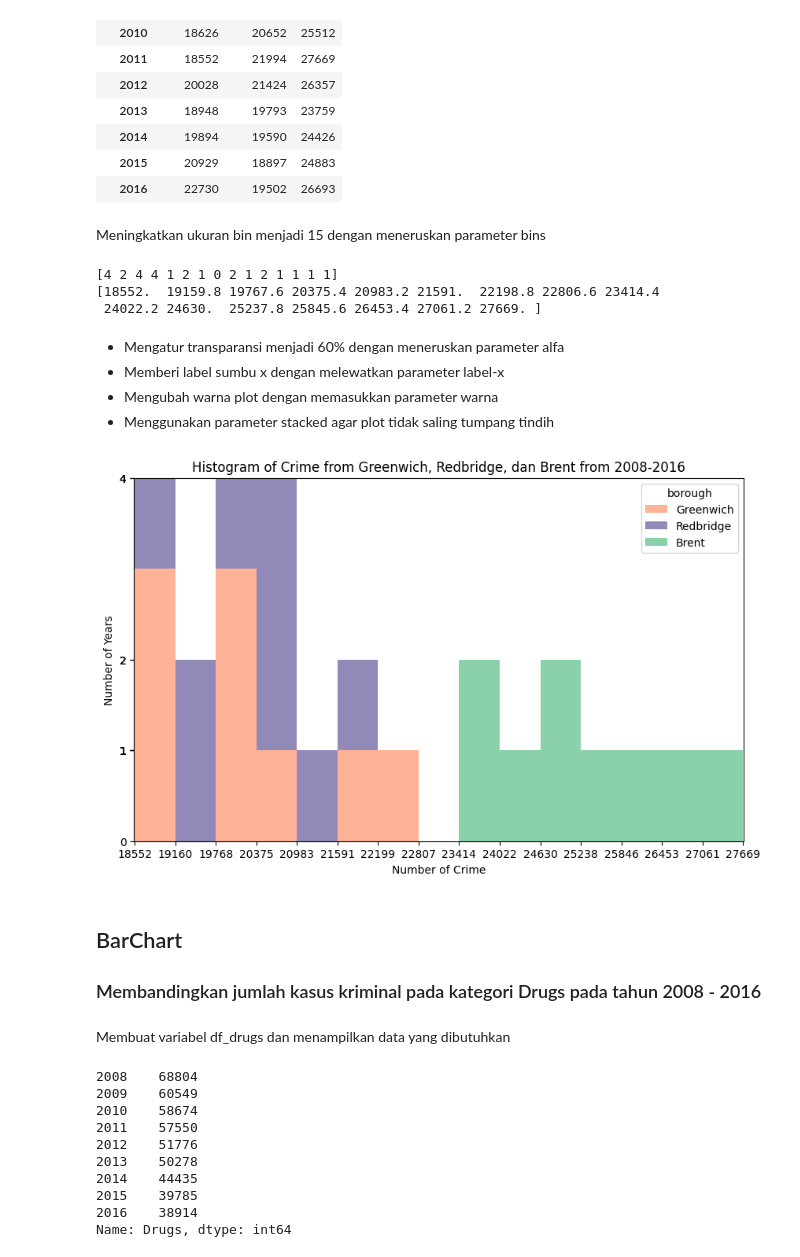
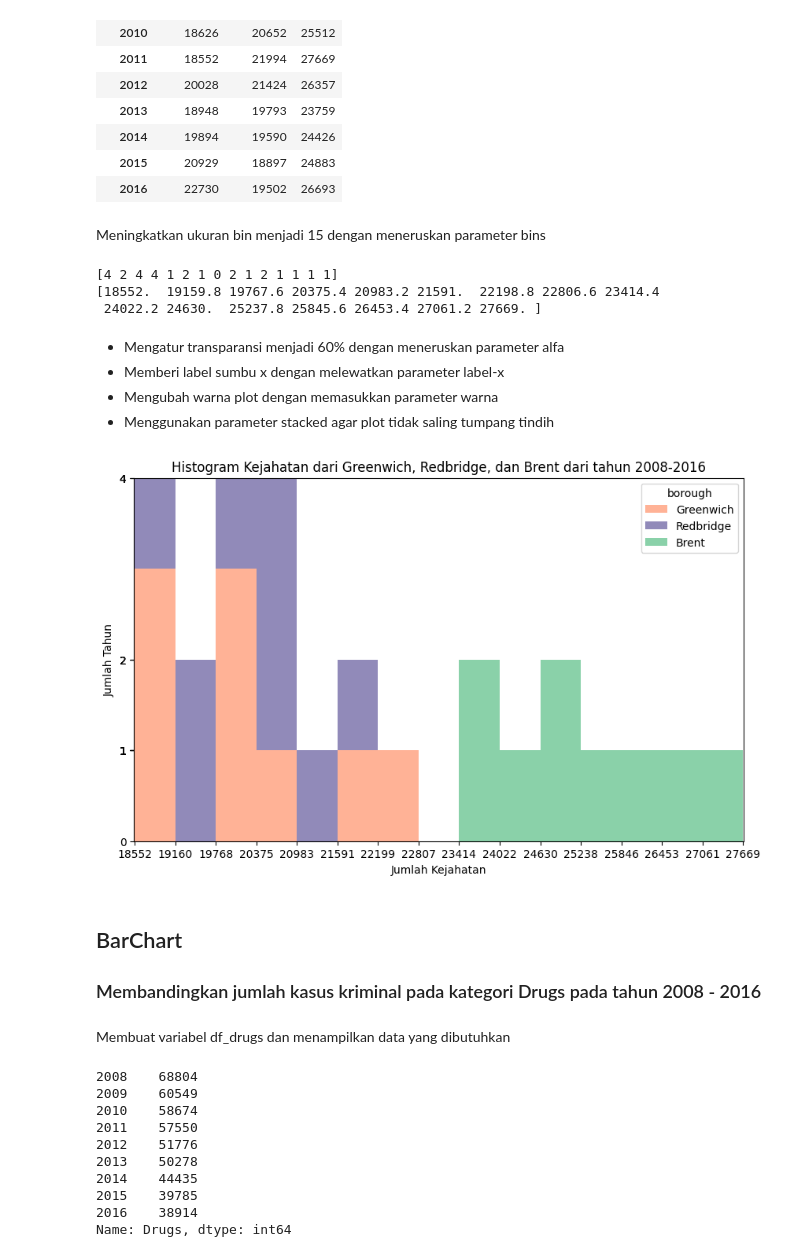
Before and after one commit to fadilfebriansyah/PYTN-KS17-016, a Jupyter notebook: Assigment python 1/AssigmentPython1.ipynb, the cells around one changed output. Cells and saved outputs as stored; diff of their text form; code cells hidden in the pictures.

```diff
--- a/Assigment python 1/AssigmentPython1.ipynb
+++ b/Assigment python 1/AssigmentPython1.ipynb
@@ -499,8 +499,8 @@ df_grb
 | 2014 | 19894 | 19590 | 24426 |
 | 2015 | 20929 | 18897 | 24883 |
 | 2016 | 22730 | 19502 | 26693 |
-# %% [markdown]
-Meningkatkan ukuran bin menjadi 15 dengan meneruskan parameter bins
+# %% [markdown]
+Meningkatkan ukuran bin menjadi 15 dengan meneruskan parameter bins
 # %%
 count, bin_edges = np.histogram(df_grb, 15)
 print(count)
@@ -509,39 +509,39 @@ print(bin_edges)
 [4 2 4 4 1 2 1 0 2 1 2 1 1 1 1]
 [18552.  19159.8 19767.6 20375.4 20983.2 21591.  22198.8 22806.6 23414.4
  24022.2 24630.  25237.8 25845.6 26453.4 27061.2 27669. ]
-# %% [markdown]
-- Mengatur transparansi menjadi 60% dengan meneruskan parameter alfa
-- Memberi label sumbu x dengan melewatkan parameter label-x
-- Mengubah warna plot dengan memasukkan parameter warna
-- Menggunakan parameter stacked agar plot tidak saling tumpang tindih
+# %% [markdown]
+- Mengatur transparansi menjadi 60% dengan meneruskan parameter alfa
+- Memberi label sumbu x dengan melewatkan parameter label-x
+- Mengubah warna plot dengan memasukkan parameter warna
+- Menggunakan parameter stacked agar plot tidak saling tumpang tindih
 # %%
 count, bin_edges = np.histogram(df_grb, 15)
 xmin = bin_edges[0] - 10
 xmax = bin_edges[-1] + 10
 
 df_grb.plot(kind='hist',
           figsize=(10,6),
           bins=15,
           alpha=0.6,
           xticks=bin_edges,
           yticks=count,
           stacked=True,
           xlim=(xmin,xmax),
           color=['coral', 'darkslateblue', 'mediumseagreen']
           )
 
-plt.title('Histogram of Crime from Greenwich, Redbridge, dan Brent from 2008-2016')
-plt.xlabel('Number of Crime')
-plt.ylabel('Number of Years')
+plt.title('Histogram Kejahatan dari Greenwich, Redbridge, dan Brent dari tahun 2008-2016')
+plt.xlabel('Jumlah Kejahatan')
+plt.ylabel('Jumlah Tahun')
 
 plt.show()
 # %% [output]
-[figure, old version]
+[figure, new version]
 # %% [markdown]
 ## BarChart
 ### Membandingkan jumlah kasus kriminal pada kategori Drugs pada tahun 2008 - 2016
-# %% [markdown]
-Membuat variabel df_drugs dan menampilkan data yang dibutuhkan
+# %% [markdown]
+Membuat variabel df_drugs dan menampilkan data yang dibutuhkan
 # %%
 df_drugs = major_crime.loc['Drugs', years]
 df_drugs
```
Also changed, not shown: parts of 44 cells of this notebook, 1 other file.
